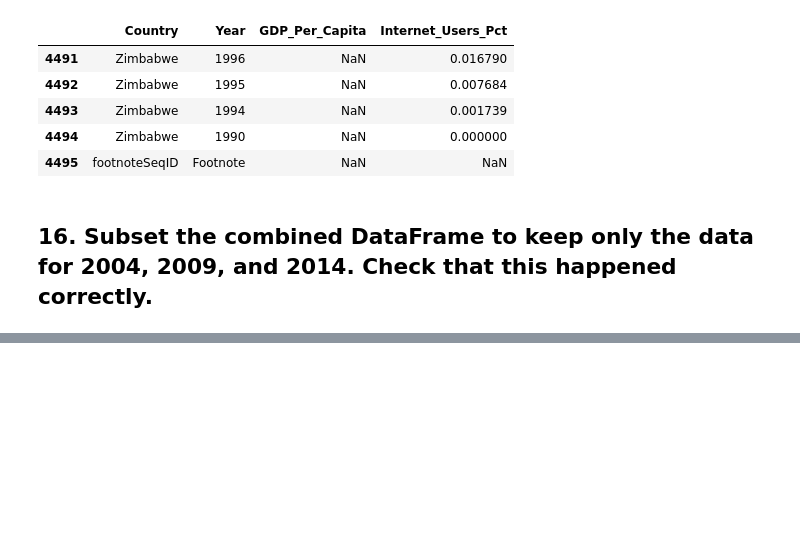
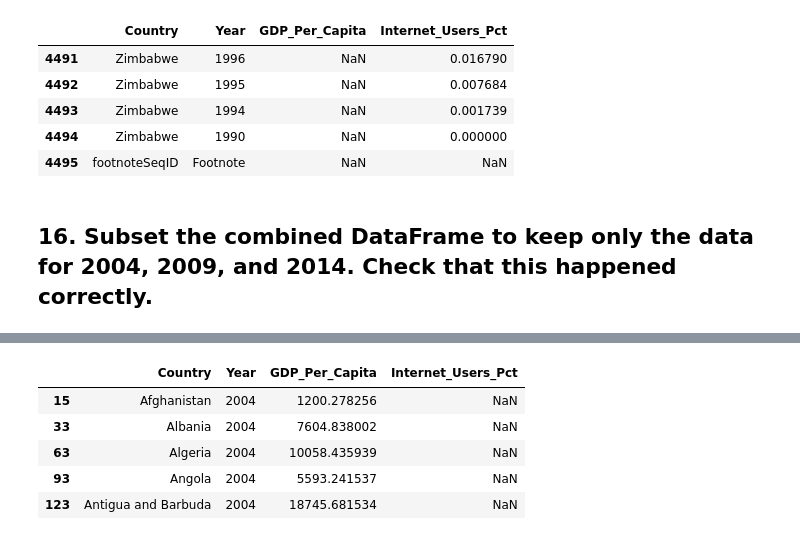
Before and after one commit to NSS-Data-Analytics-Cohort-6/gdp-and-internet-usage-abigailasper, a Jupyter notebook: notebooks/gdp_internet_un.ipynb, the cells around one changed output, grey strips where cells are left out. Drawn from its saved outputs; the diff is of its cells as text; code cells hidden in the pictures; blank space fills up the shorter version.

```diff
--- a/notebooks/gdp_internet_un.ipynb
+++ b/notebooks/gdp_internet_un.ipynb
@@ -197,0 +224,12 @@ Name: Year, dtype: bool
+# %%
+filter2004 = gdp_and_internet_use['Year'].isin(['2004'])
+gdp_internet_2004 = gdp_and_internet_use[filter2004]
+# %%
+gdp_internet_2004.head()
+# %% [output]
+|  | Country | Year | GDP_Per_Capita | Internet_Users_Pct |
+| 15 | Afghanistan | 2004 | 1200.278256 | NaN |
+| 33 | Albania | 2004 | 7604.838002 | NaN |
+| 63 | Algeria | 2004 | 10058.435939 | NaN |
+| 93 | Angola | 2004 | 5593.241537 | NaN |
+| 123 | Antigua and Barbuda | 2004 | 18745.681534 | NaN |
```
Also changed, not shown: parts of 18 cells of this notebook.
